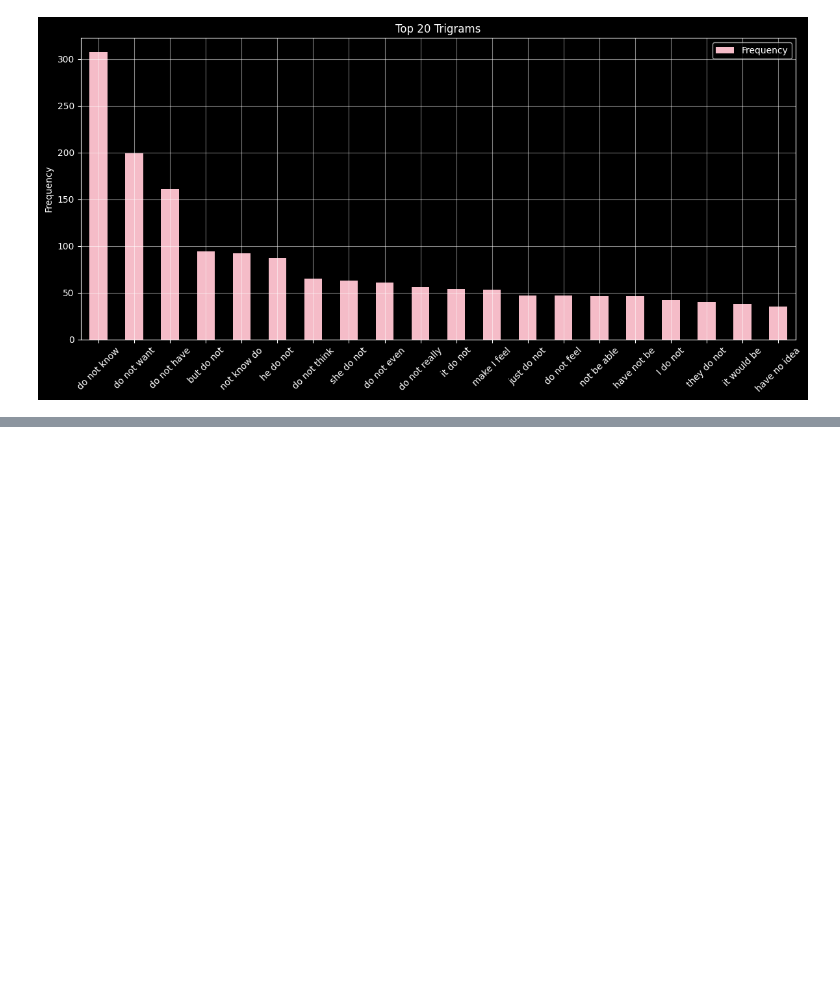
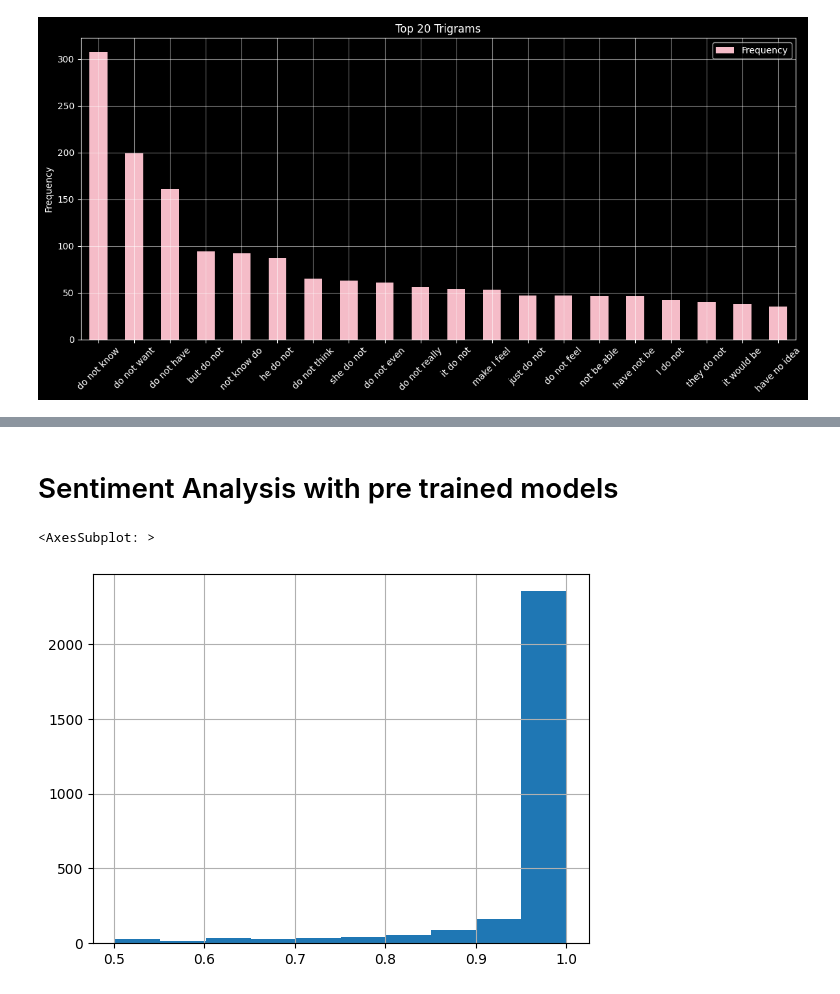
Before and after one commit to mostafamhmdi/stress-prediction, a Jupyter notebook: Untitled.ipynb, the cells around one changed output, grey strips where cells are left out. Saved outputs shown, nothing was run; the diff lists cells and outputs as text; code cells hidden in the pictures; blank space fills up the shorter version.

```diff
--- a/Untitled.ipynb
+++ b/Untitled.ipynb
@@ -351,0 +482,2 @@ plt.show()
+# %%
+data=df[['text','PP_text','confidence','polarity','subjectivity','vader_compund','vader_positive','vader_negative','compound','label']]
@@ -351,0 +537,16 @@ plt.show()
+# %% [markdown]
+# Sentiment Analysis with pre trained models
+# %%
+sentiment_classifier = pipeline("sentiment-analysis", model="distilbert-base-uncased-finetuned-sst-2-english")
+# %%
+def analyze_sentiment(text):
+    sentiment_result = sentiment_classifier(text)
+    result = sentiment_result[0]
+    return result['label'], result['score']
+
+data[['transform_label', 'transform_score']] = data['PP_text'].apply(analyze_sentiment).apply(pd.Series)
+# %%
+data['transform_score'].hist()
+# %% [output]
+<AxesSubplot: >
+[figure, added]
```
Also changed, not shown: parts of 39 cells of this notebook.
